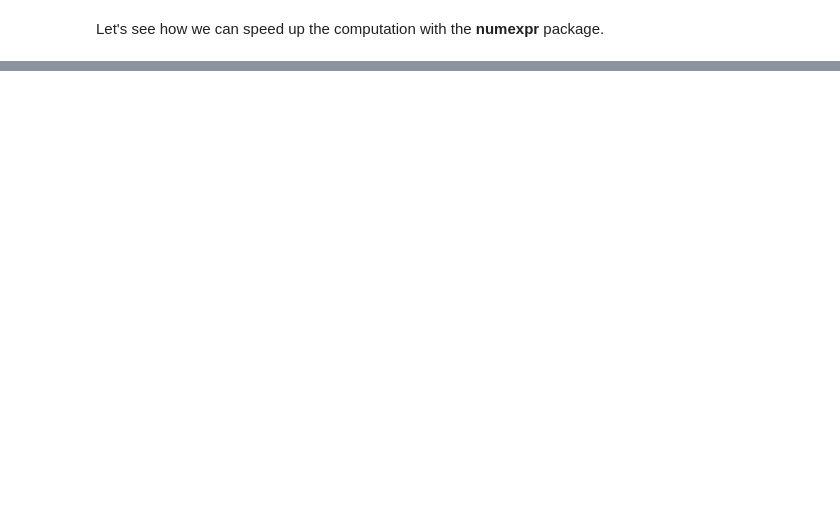
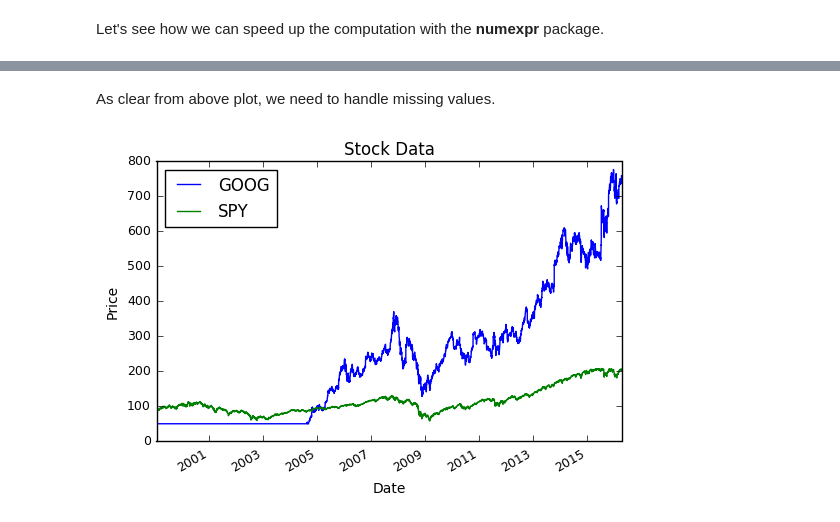
Before and after one commit to gtesei/python-for-finance-notes, a Jupyter notebook: basic_notes/warming_up.ipynb, the cells around one changed output, grey strips where cells are left out. Drawn from its saved outputs; the diff is of its cells as text; code cells hidden in the pictures; blank space fills up the shorter version.

```diff
--- a/basic_notes/warming_up.ipynb
+++ b/basic_notes/warming_up.ipynb
@@ -77,0 +210,16 @@ Value of the European Call Option is 10.32 - time[4.196 secs]
+# %% [markdown]
+As clear from above plot, we need to handle missing values.
+# %%
+def fill_missing_values(df_data):
+    """Fill missing values in data frame, in place."""
+    df_data.fillna(method='ffill',inplace=True)
+    df_data.fillna(method='backfill',inplace=True)
+    return df_data
+ax = fill_missing_values(get_data(symbols=['GOOG','SPY'],
+                             start='1/21/1999',
+                             end='4/15/2016')).plot(title="Stock Data", fontsize=9)
+ax.set_xlabel("Date")
+ax.set_ylabel("Price")
+plt.show()
+# %% [output]
+[figure, added]
```
Also changed, not shown: parts of 12 cells of this notebook.
